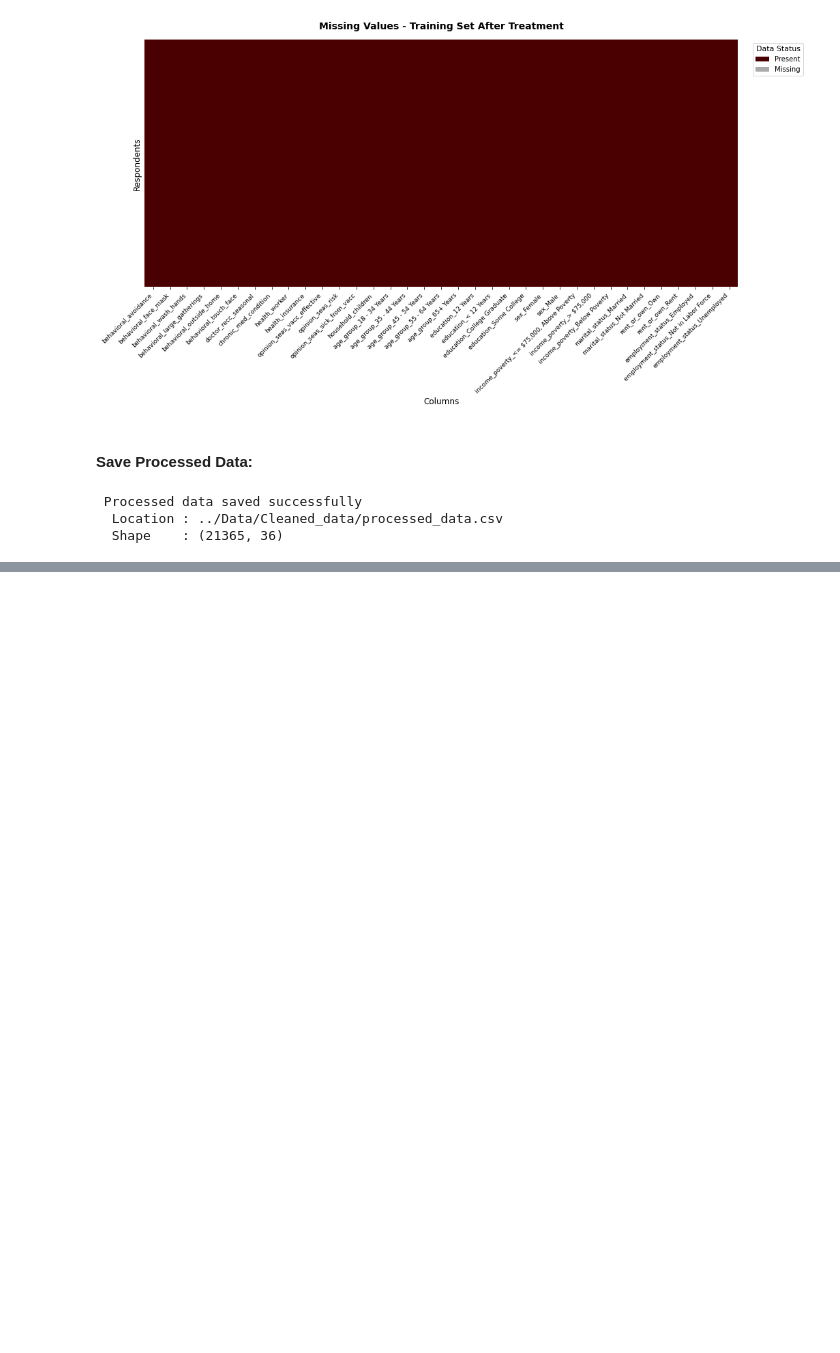
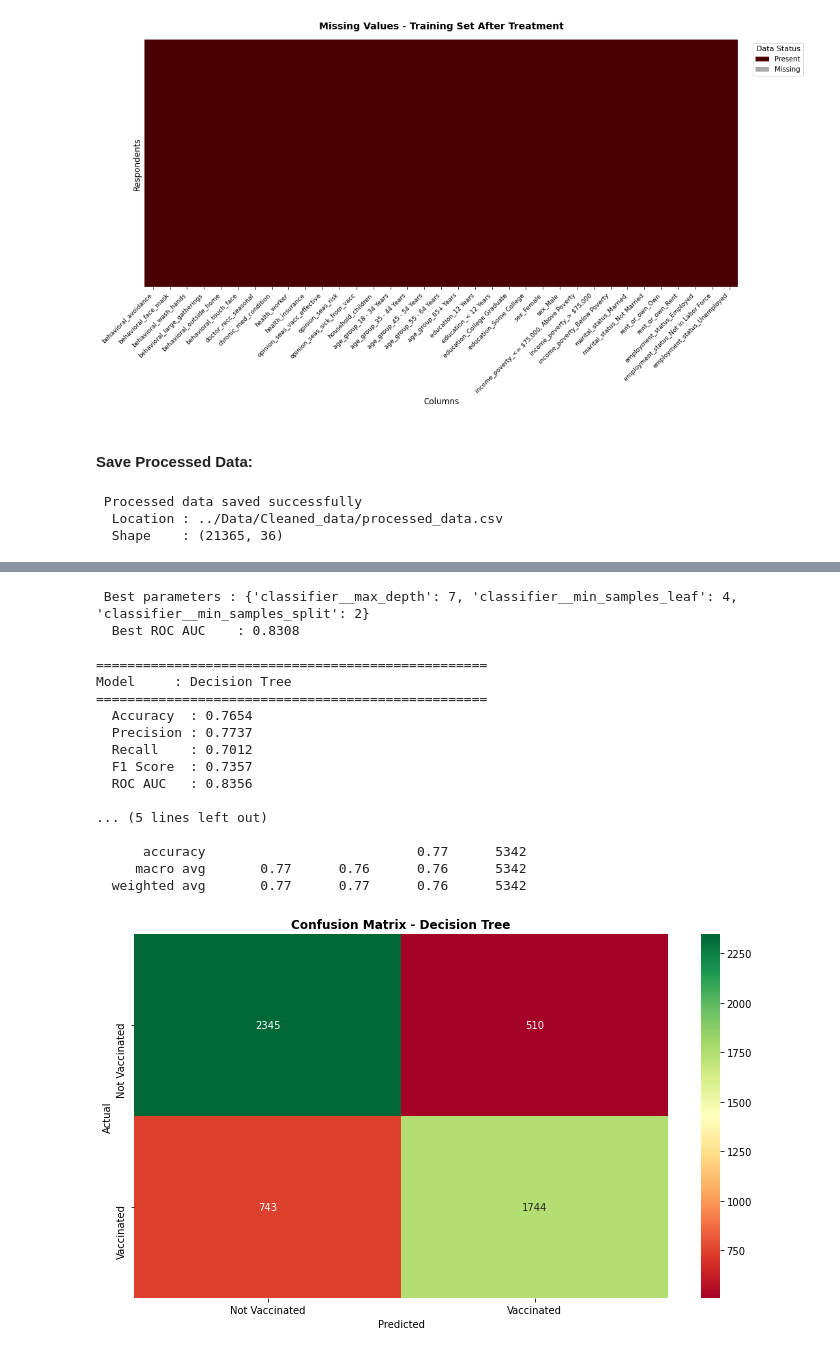
Before and after one commit to Naomiteroh/Project-3, a Jupyter notebook: Notebooks/03_Final_Notebook.ipynb, the cells around one changed output, grey strips where cells are left out. Saved outputs shown, nothing was run; the diff lists cells and outputs as text; code cells hidden in the pictures; blank space fills up the shorter version.

```diff
--- a/Notebooks/03_Final_Notebook.ipynb
+++ b/Notebooks/03_Final_Notebook.ipynb
@@ -692,0 +1035,65 @@ print(f"  Shape    : {X_train_df.shape}")
+# %%
+#Secondary Model : Decision Tree with Hyperparameter Tuning
+
+# Build decision tree pipeline
+dt_pipeline = Pipeline([
+    ("preprocessor", preprocessor),
+    ("classifier", DecisionTreeClassifier(
+        random_state=RANDOM_STATE
+    ))
+])
+
+# Tune max_depth using GridSearchCV
+param_grid = {
+    "classifier__max_depth": [3, 5, 7, 10, 15, None],
+    "classifier__min_samples_split": [2, 5, 10],
+    "classifier__min_samples_leaf": [1, 2, 4]
+}
+
+grid_search_dt = GridSearchCV(
+    dt_pipeline,
+    param_grid,
+    cv=5,
+    scoring="roc_auc",
+    n_jobs=-1
+)
+
+# Fit on training data only
+grid_search_dt.fit(X_train, y_train)
+
+print(f" Best parameters : {grid_search_dt.best_params_}")
+print(f"  Best ROC AUC    : {grid_search_dt.best_score_:.4f}")
+
+# Get best pipeline
+dt_best_pipeline = grid_search_dt.best_estimator_
+
+# Predict on test data
+y_pred_dt = dt_best_pipeline.predict(X_test)
+y_prob_dt = dt_best_pipeline.predict_proba(X_test)[:, 1]
+
+# Evaluate using our reusable function
+dt_results = evaluate_model(
+    "Decision Tree",
+    y_test,
+    y_pred_dt,
+    y_prob_dt
+)
+# %% [output]
+ Best parameters : {'classifier__max_depth': 7, 'classifier__min_samples_leaf': 4, 'classifier__min_samples_split': 2}
+  Best ROC AUC    : 0.8308
+
+==================================================
+Model     : Decision Tree
+==================================================
+  Accuracy  : 0.7654
+  Precision : 0.7737
+  Recall    : 0.7012
+  F1 Score  : 0.7357
+  ROC AUC   : 0.8356
+
+... (5 lines left out)
+
+      accuracy                           0.77      5342
+     macro avg       0.77      0.76      0.76      5342
+  weighted avg       0.77      0.77      0.76      5342
+[figure, added]
```
Also changed, not shown: parts of 15 cells of this notebook.
